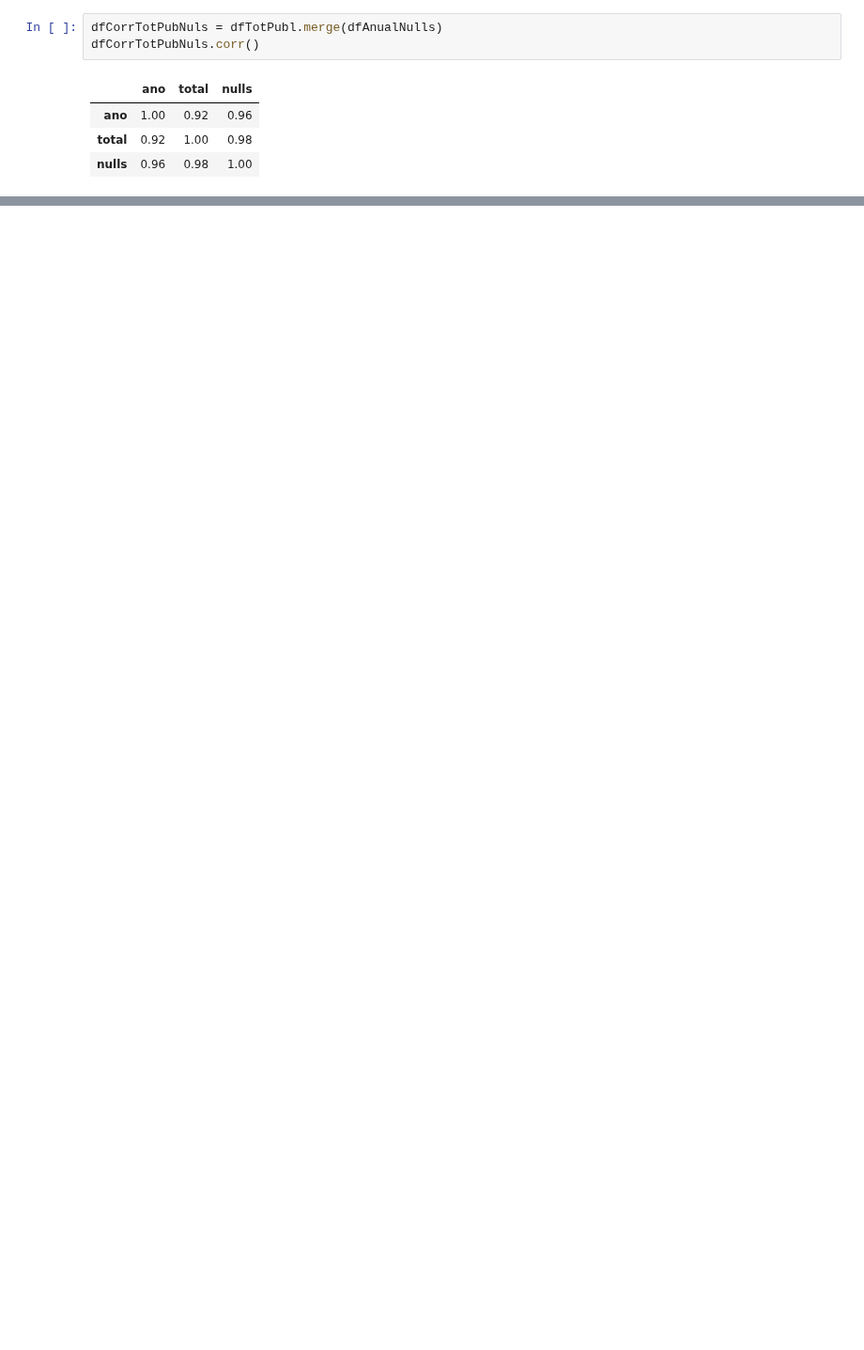
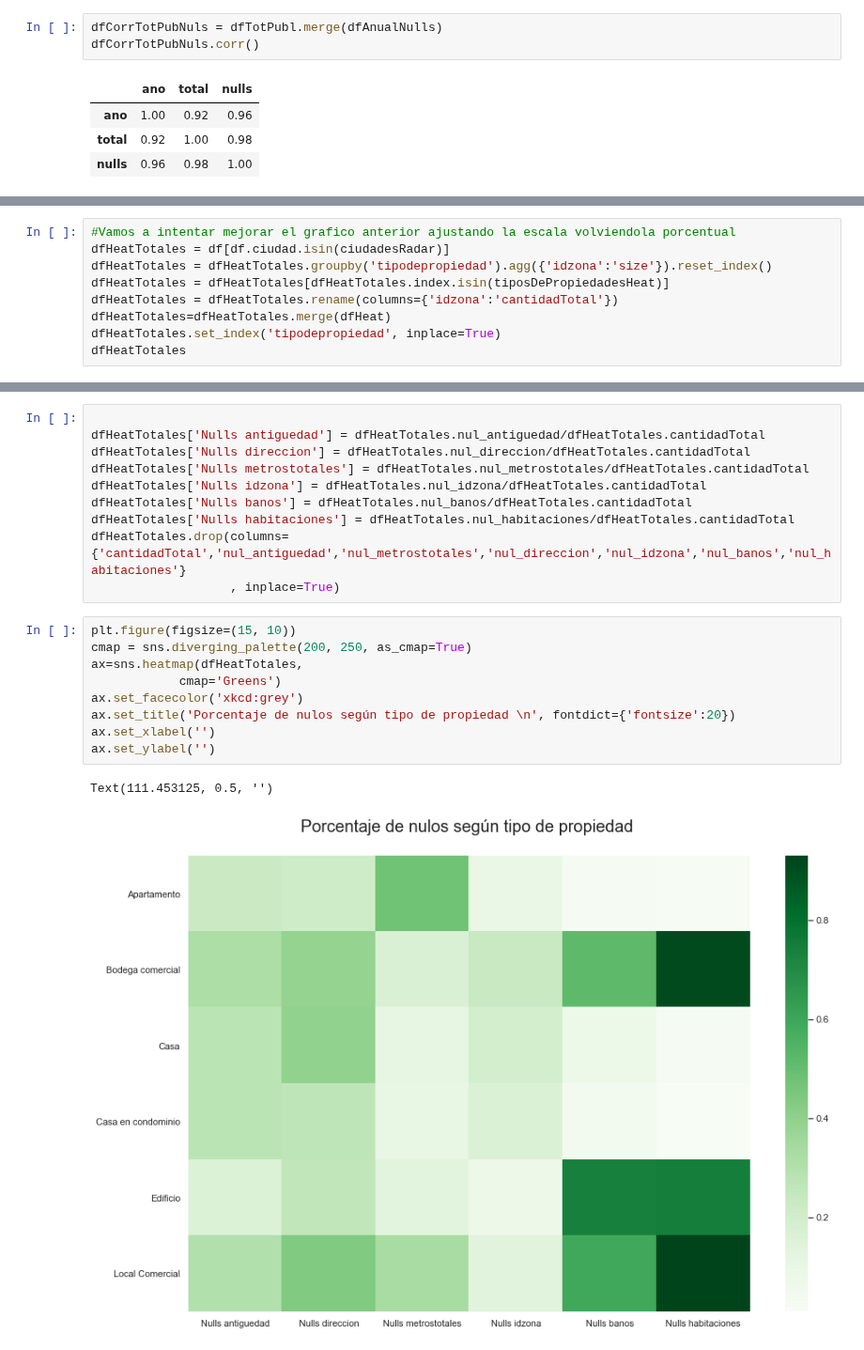
Before and after one commit to JuanCruzCastroLopez/tp1-zonajobs-analysis, a Jupyter notebook: DataSet_analisis.ipynb, the cells around one changed output, grey strips where cells are left out. Shown at 94% size. Cells and saved outputs as stored; diff of their text form; blank space fills up the shorter version.

```diff
--- a/DataSet_analisis.ipynb
+++ b/DataSet_analisis.ipynb
@@ -437,0 +412,9 @@ dfCiudadesRadar.iloc[0].tolist()
+# %%
+#Vamos a intentar mejorar el grafico anterior ajustando la escala volviendola porcentual
+dfHeatTotales = df[df.ciudad.isin(ciudadesRadar)]
+dfHeatTotales = dfHeatTotales.groupby('tipodepropiedad').agg({'idzona':'size'}).reset_index()
+dfHeatTotales = dfHeatTotales[dfHeatTotales.index.isin(tiposDePropiedadesHeat)]
+dfHeatTotales = dfHeatTotales.rename(columns={'idzona':'cantidadTotal'})
+dfHeatTotales=dfHeatTotales.merge(dfHeat)
+dfHeatTotales.set_index('tipodepropiedad', inplace=True)
+dfHeatTotales
@@ -437,0 +430,22 @@ dfCiudadesRadar.iloc[0].tolist()
+# %%
+
+dfHeatTotales['Nulls antiguedad'] = dfHeatTotales.nul_antiguedad/dfHeatTotales.cantidadTotal
+dfHeatTotales['Nulls direccion'] = dfHeatTotales.nul_direccion/dfHeatTotales.cantidadTotal
+dfHeatTotales['Nulls metrostotales'] = dfHeatTotales.nul_metrostotales/dfHeatTotales.cantidadTotal
+dfHeatTotales['Nulls idzona'] = dfHeatTotales.nul_idzona/dfHeatTotales.cantidadTotal
+dfHeatTotales['Nulls banos'] = dfHeatTotales.nul_banos/dfHeatTotales.cantidadTotal
+dfHeatTotales['Nulls habitaciones'] = dfHeatTotales.nul_habitaciones/dfHeatTotales.cantidadTotal
+dfHeatTotales.drop(columns={'cantidadTotal','nul_antiguedad','nul_metrostotales','nul_direccion','nul_idzona','nul_banos','nul_habitaciones'}
+                   , inplace=True)
+# %%
+plt.figure(figsize=(15, 10))
+cmap = sns.diverging_palette(200, 250, as_cmap=True)
+ax=sns.heatmap(dfHeatTotales,
+            cmap='Greens')
+ax.set_facecolor('xkcd:grey')
+ax.set_title('Porcentaje de nulos según tipo de propiedad \n', fontdict={'fontsize':20})
+ax.set_xlabel('')
+ax.set_ylabel('')
+# %% [output]
+Text(111.453125, 0.5, '')
+[figure, added]
```
Also changed, not shown: parts of 19 cells of this notebook.
